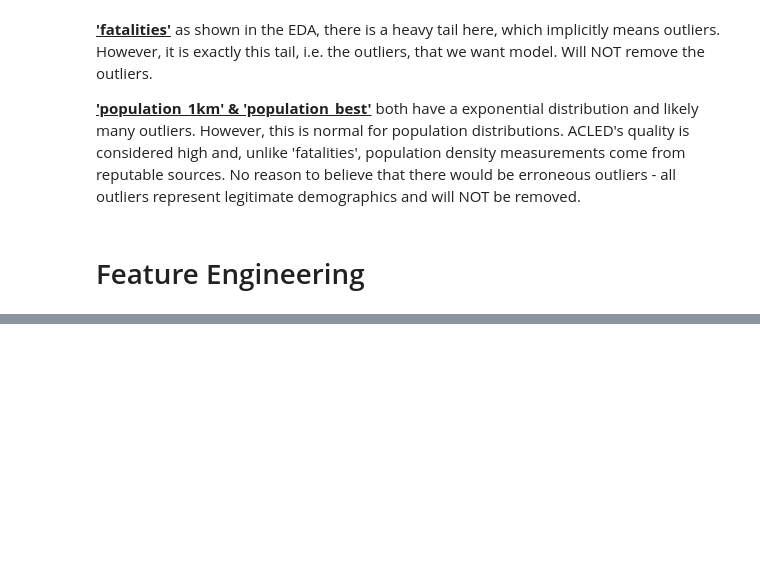
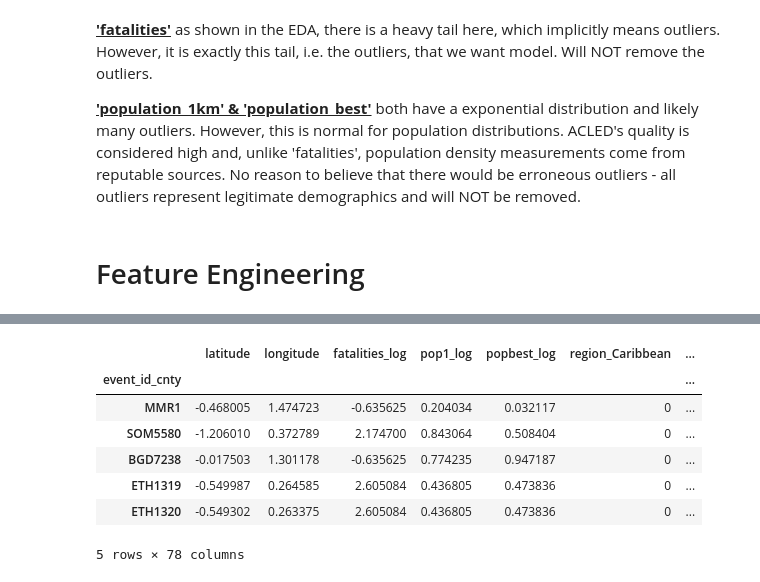
Before and after one commit to CoMa95/Armed-Conflict-Analytics, a Jupyter notebook: notebooks/02_cleaning_engineering.ipynb, the cells around one changed output, grey strips where cells are left out. Drawn from its saved outputs; the diff is of its cells as text; code cells hidden in the pictures; blank space fills up the shorter version.

```diff
--- a/notebooks/02_cleaning_engineering.ipynb
+++ b/notebooks/02_cleaning_engineering.ipynb
@@ -225,0 +251,37 @@ drop country, drop all rows with geo_precision = 3, drop geo_precision, log scal
+# %%
+# select categorical columns for one-hot encoding
+categorical_cols = ["region", "event_type", "interaction", "source_scale"]
+# encode using one-hot encoding, ensure dummies are of integer type
+df_dummies = pd.get_dummies(df_input[categorical_cols], drop_first=False).astype(int)
+# %%
+# rescale the numerical columns to logarithmic scale to reduce the impact of outliers
+df_input["fatalities_log"] = np.log1p(df_input["fatalities"])
+df_input["pop1_log"] = np.log1p(df_input["population_1km"])
+df_input["popbest_log"] = np.log1p(df_input["population_best"])
+
+# drop the original columns
+df_input.drop(columns=['fatalities', 'population_1km', 'population_best'], inplace=True)
+# %%
+# rescale all numericals using StandardScaler
+numeric_cols = ["latitude", "longitude", "fatalities_log", "pop1_log", "popbest_log"]
+
+# create and apply StandardScaler
+scaler = StandardScaler()
+numeric_scaled = scaler.fit_transform(df_input[numeric_cols])
+
+# Convert back to DataFrame for clarity
+numeric_scaled = pd.DataFrame(numeric_scaled, columns=numeric_cols, index=df_input.index)
+# %%
+# combine numerical and categorical features into final feature set X
+X = pd.concat([numeric_scaled, df_dummies], axis=1)
+# %%
+X.head()
+# %% [output]
+|  | latitude | longitude | fatalities_log | pop1_log | popbest_log | region_Caribbean | ... |
+| event_id_cnty |  |  |  |  |  |  | ... |
+| MMR1 | -0.468005 | 1.474723 | -0.635625 | 0.204034 | 0.032117 | 0 | ... |
+| SOM5580 | -1.206010 | 0.372789 | 2.174700 | 0.843064 | 0.508404 | 0 | ... |
+| BGD7238 | -0.017503 | 1.301178 | -0.635625 | 0.774235 | 0.947187 | 0 | ... |
+| ETH1319 | -0.549987 | 0.264585 | 2.605084 | 0.436805 | 0.473836 | 0 | ... |
+| ETH1320 | -0.549302 | 0.263375 | 2.605084 | 0.436805 | 0.473836 | 0 | ... |
+5 rows × 78 columns
```
Also changed, not shown: parts of 7 cells of this notebook, 2 other files.
